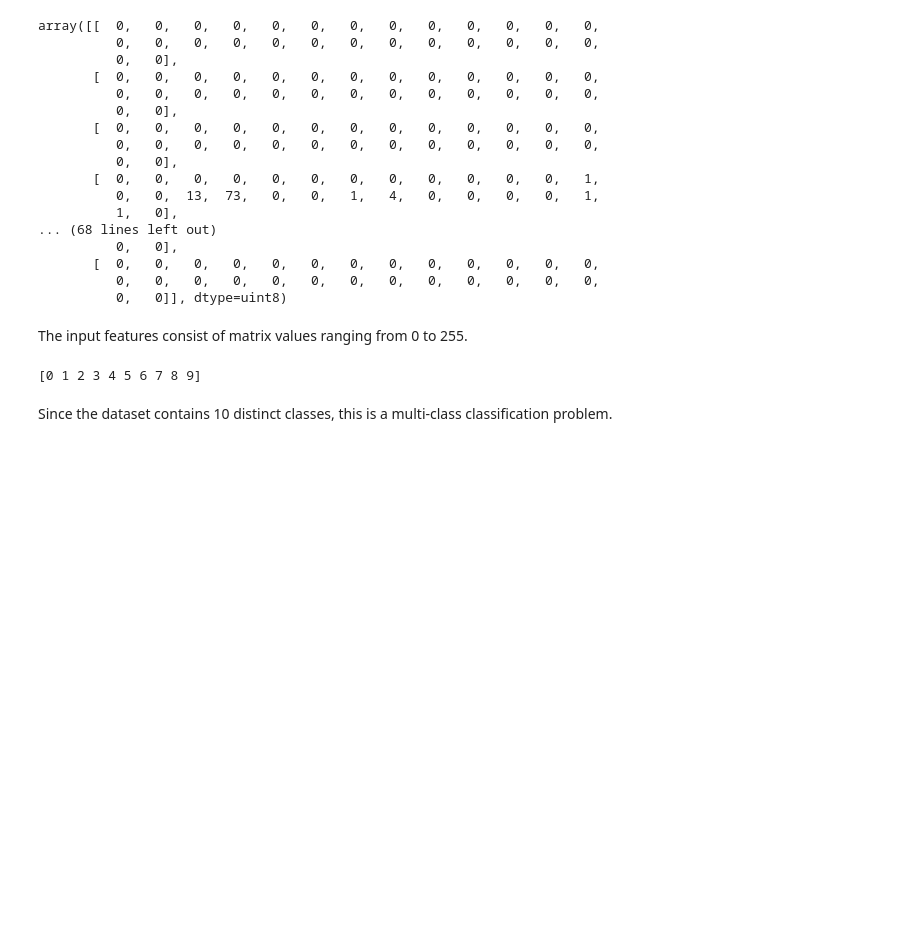
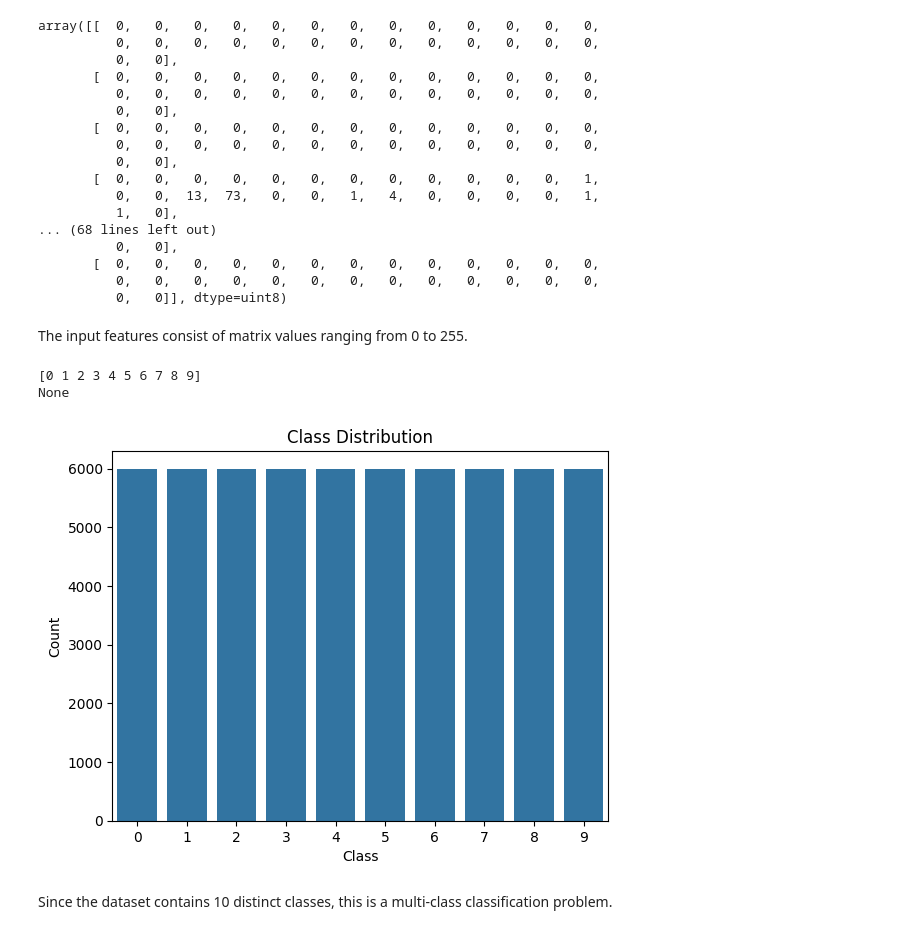
Before and after one commit to matcze/image_classifier, a Jupyter notebook: model_tensorflow/fashion_mnist.ipynb, the cells around one changed output. Saved outputs shown, nothing was run; the diff lists cells and outputs as text; code cells hidden in the pictures; blank space fills up the shorter version.

```diff
--- a/model_tensorflow/fashion_mnist.ipynb
+++ b/model_tensorflow/fashion_mnist.ipynb
@@ -59,9 +64,21 @@ array([[  0,   0,   0,   0,   0,   0,   0,   0,   0,   0,   0,   0,   0,
 # %% [markdown]
 The input features consist of matrix values ranging from 0 to 255.
 # %%
-print(np.unique(y_train))
+classes = print(np.unique(y_train))
+print(classes)
 # %% [output]
 [0 1 2 3 4 5 6 7 8 9]
+None
+# %%
+sns.set(style='white', context='notebook', palette='deep')
+sns.countplot(x=y_train)
+
+plt.xlabel("Class")
+plt.ylabel("Count")
+plt.title("Class Distribution")
+plt.show()
+# %% [output]
+[figure, added]
 # %% [markdown]
 Since the dataset contains 10 distinct classes, this is a multi-class classification problem.
 # %%
```
Also changed, not shown: parts of 18 cells of this notebook, 1 other file.
